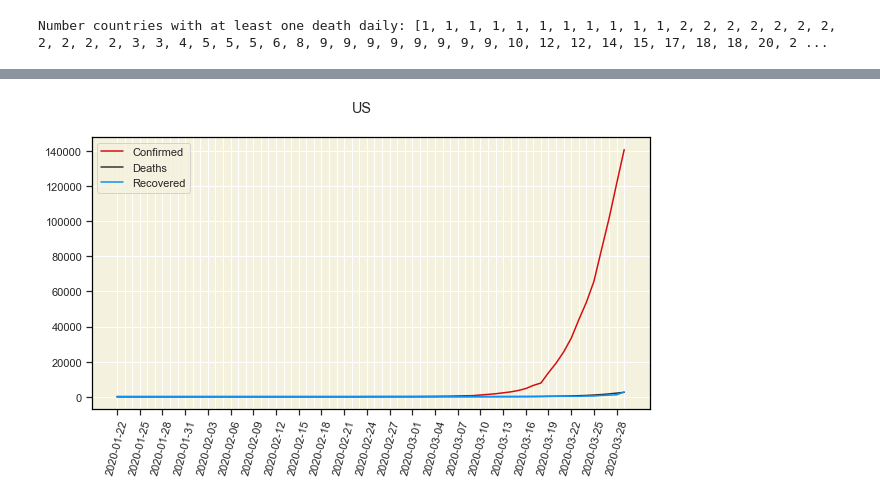
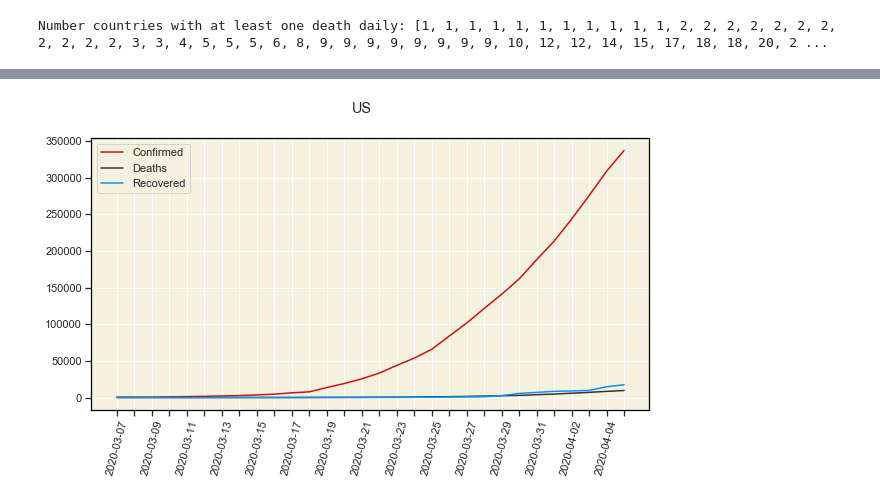
Before and after one commit to msarnacki/coronavirus-2019-nCoV, a Jupyter notebook: main.ipynb, the cells around one changed output, grey strips where cells are left out. Cells and saved outputs as stored; diff of their text form; code cells hidden in the pictures.

```diff
--- a/main.ipynb
+++ b/main.ipynb
@@ -196,7 +196,7 @@ plot_one_country("Italy")
 # %%
-plot_one_country("US")
+plot_one_country("US", every_nth = 2, index_start = 45)
 # %% [output]
-[figure, old version]
+[figure, new version]
 # %%
 # countries = df_confirmed['Country/Region'].unique()
 countries = df_confirmed_gb['Country/Region'].unique()
```
Also changed, not shown: parts of 15 cells of this notebook, 12 other files.
